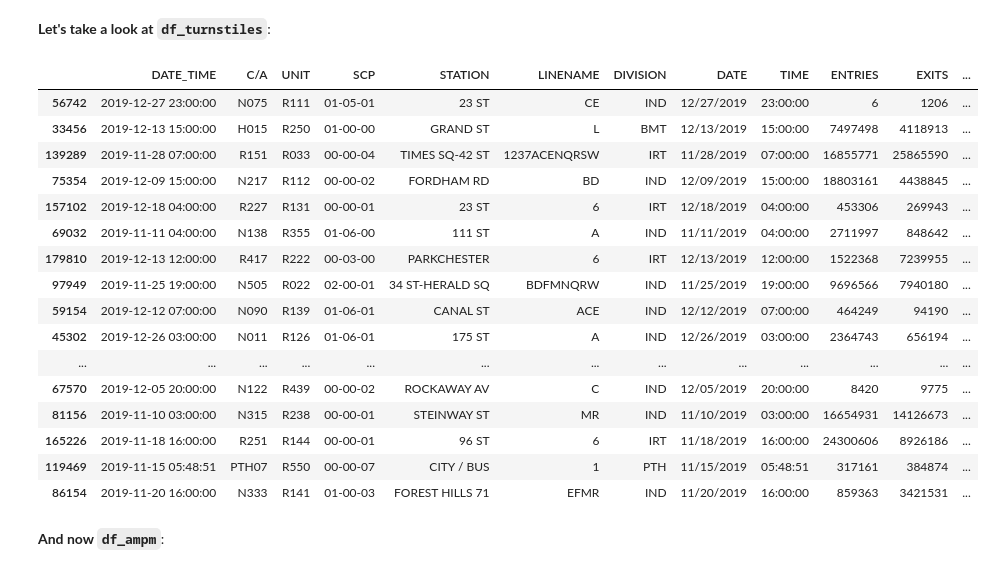
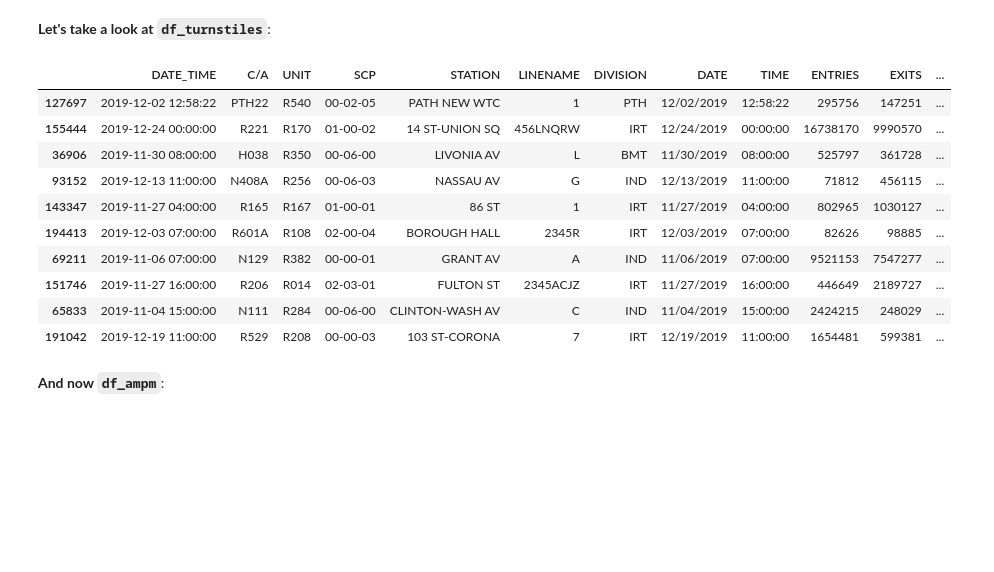
Before and after one commit to weizhao-BME/metis-project1, a Jupyter notebook: code/fresh_start.ipynb, the cells around one changed output. Cells and saved outputs as stored; diff of their text form; code cells hidden in the pictures; blank space fills up the shorter version.

```diff
--- a/code/fresh_start.ipynb
+++ b/code/fresh_start.ipynb
@@ -14,25 +38,19 @@ df_turnstiles, df_ampm = data_wrangling()
 # %% [markdown]
 **Let's take a look at ``df_turnstiles``**:
 # %%
-df_turnstiles.sample(35)
+df_turnstiles.sample(10)
 # %% [output]
 |  | DATE_TIME | C/A | UNIT | SCP | STATION | LINENAME | DIVISION | DATE | TIME | ENTRIES | EXITS | ... |
-| 56742 | 2019-12-27 23:00:00 | N075 | R111 | 01-05-01 | 23 ST | CE | IND | 12/27/2019 | 23:00:00 | 6 | 1206 | ... |
-| 33456 | 2019-12-13 15:00:00 | H015 | R250 | 01-00-00 | GRAND ST | L | BMT | 12/13/2019 | 15:00:00 | 7497498 | 4118913 | ... |
-| 139289 | 2019-11-28 07:00:00 | R151 | R033 | 00-00-04 | TIMES SQ-42 ST | 1237ACENQRSW | IRT | 11/28/2019 | 07:00:00 | 16855771 | 25865590 | ... |
-| 75354 | 2019-12-09 15:00:00 | N217 | R112 | 00-00-02 | FORDHAM RD | BD | IND | 12/09/2019 | 15:00:00 | 18803161 | 4438845 | ... |
-| 157102 | 2019-12-18 04:00:00 | R227 | R131 | 00-00-01 | 23 ST | 6 | IRT | 12/18/2019 | 04:00:00 | 453306 | 269943 | ... |
-| 69032 | 2019-11-11 04:00:00 | N138 | R355 | 01-06-00 | 111 ST | A | IND | 11/11/2019 | 04:00:00 | 2711997 | 848642 | ... |
-| 179810 | 2019-12-13 12:00:00 | R417 | R222 | 00-03-00 | PARKCHESTER | 6 | IRT | 12/13/2019 | 12:00:00 | 1522368 | 7239955 | ... |
-| 97949 | 2019-11-25 19:00:00 | N505 | R022 | 02-00-01 | 34 ST-HERALD SQ | BDFMNQRW | IND | 11/25/2019 | 19:00:00 | 9696566 | 7940180 | ... |
-| 59154 | 2019-12-12 07:00:00 | N090 | R139 | 01-06-01 | CANAL ST | ACE | IND | 12/12/2019 | 07:00:00 | 464249 | 94190 | ... |
-| 45302 | 2019-12-26 03:00:00 | N011 | R126 | 01-06-01 | 175 ST | A | IND | 12/26/2019 | 03:00:00 | 2364743 | 656194 | ... |
-| ... | ... | ... | ... | ... | ... | ... | ... | ... | ... | ... | ... | ... |
-| 67570 | 2019-12-05 20:00:00 | N122 | R439 | 00-00-02 | ROCKAWAY AV | C | IND | 12/05/2019 | 20:00:00 | 8420 | 9775 | ... |
-| 81156 | 2019-11-10 03:00:00 | N315 | R238 | 00-00-01 | STEINWAY ST | MR | IND | 11/10/2019 | 03:00:00 | 16654931 | 14126673 | ... |
-| 165226 | 2019-11-18 16:00:00 | R251 | R144 | 00-00-01 | 96 ST | 6 | IRT | 11/18/2019 | 16:00:00 | 24300606 | 8926186 | ... |
-| 119469 | 2019-11-15 05:48:51 | PTH07 | R550 | 00-00-07 | CITY / BUS | 1 | PTH | 11/15/2019 | 05:48:51 | 317161 | 384874 | ... |
-| 86154 | 2019-11-20 16:00:00 | N333 | R141 | 01-00-03 | FOREST HILLS 71 | EFMR | IND | 11/20/2019 | 16:00:00 | 859363 | 3421531 | ... |
+| 127697 | 2019-12-02 12:58:22 | PTH22 | R540 | 00-02-05 | PATH NEW WTC | 1 | PTH | 12/02/2019 | 12:58:22 | 295756 | 147251 | ... |
+| 155444 | 2019-12-24 00:00:00 | R221 | R170 | 01-00-02 | 14 ST-UNION SQ | 456LNQRW | IRT | 12/24/2019 | 00:00:00 | 16738170 | 9990570 | ... |
+| 36906 | 2019-11-30 08:00:00 | H038 | R350 | 00-06-00 | LIVONIA AV | L | BMT | 11/30/2019 | 08:00:00 | 525797 | 361728 | ... |
+| 93152 | 2019-12-13 11:00:00 | N408A | R256 | 00-06-03 | NASSAU AV | G | IND | 12/13/2019 | 11:00:00 | 71812 | 456115 | ... |
+| 143347 | 2019-11-27 04:00:00 | R165 | R167 | 01-00-01 | 86 ST | 1 | IRT | 11/27/2019 | 04:00:00 | 802965 | 1030127 | ... |
+| 194413 | 2019-12-03 07:00:00 | R601A | R108 | 02-00-04 | BOROUGH HALL | 2345R | IRT | 12/03/2019 | 07:00:00 | 82626 | 98885 | ... |
+| 69211 | 2019-11-06 07:00:00 | N129 | R382 | 00-00-01 | GRANT AV | A | IND | 11/06/2019 | 07:00:00 | 9521153 | 7547277 | ... |
+| 151746 | 2019-11-27 16:00:00 | R206 | R014 | 02-03-01 | FULTON ST | 2345ACJZ | IRT | 11/27/2019 | 16:00:00 | 446649 | 2189727 | ... |
+| 65833 | 2019-11-04 15:00:00 | N111 | R284 | 00-06-00 | CLINTON-WASH AV | C | IND | 11/04/2019 | 15:00:00 | 2424215 | 248029 | ... |
+| 191042 | 2019-12-19 11:00:00 | R529 | R208 | 00-00-03 | 103 ST-CORONA | 7 | IRT | 12/19/2019 | 11:00:00 | 1654481 | 599381 | ... |
 # %% [markdown]
 **And now ``df_ampm``**:
 # %%
```
Also changed, not shown: parts of 6 cells of this notebook, 2 other files.
